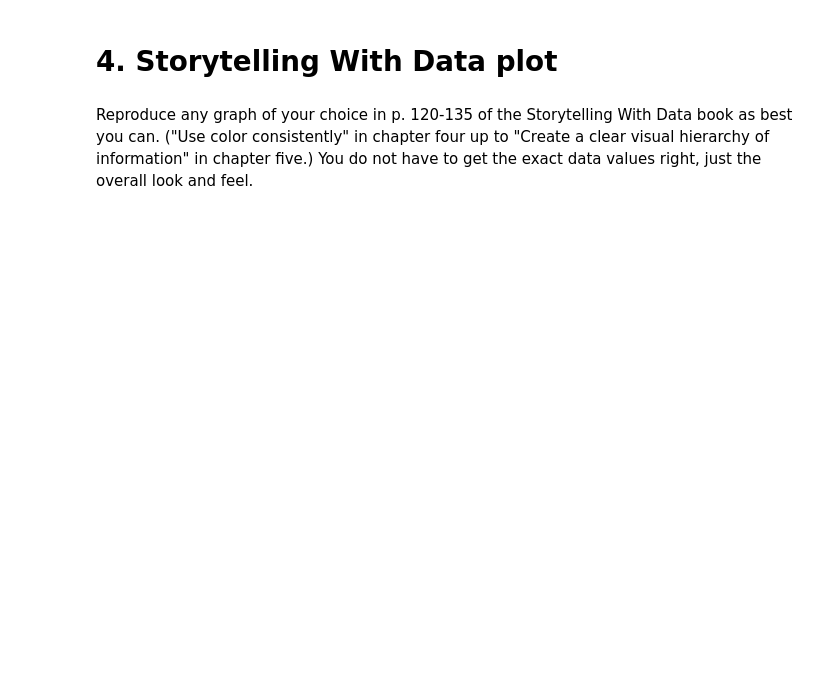
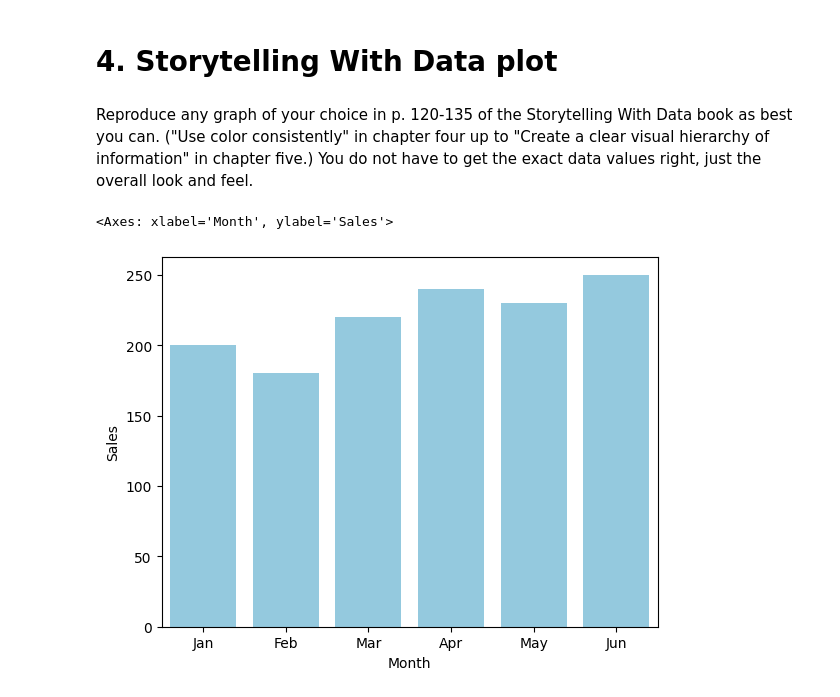
Before and after one commit to JadenNdouopBU/Module-B-semester-2, a Jupyter notebook: OMDS-ModB2-Week8-Ndouop-Jaden.ipynb, the cells around one changed output. Cells and saved outputs as stored; diff of their text form; code cells hidden in the pictures; blank space fills up the shorter version.

```diff
--- a/OMDS-ModB2-Week8-Ndouop-Jaden.ipynb
+++ b/OMDS-ModB2-Week8-Ndouop-Jaden.ipynb
@@ -244,3 +328,12 @@ Use linear regression to predict the milk price from the other two, the cheese p
 # 4. Storytelling With Data plot
 # %% [markdown]
 Reproduce any graph of your choice in p. 120-135 of the Storytelling With Data book as best you can.  ("Use color consistently" in chapter four up to "Create a clear visual hierarchy of information" in chapter five.)    You do not have to get the exact data values right, just the overall look and feel.
+# %%
+data = pd.DataFrame({
+    "Month": ["Jan", "Feb", "Mar", "Apr", "May", "Jun"],
+    "Sales": [200, 180, 220, 240, 230, 250]
+})
+sns.barplot(data=data, x="Month", y="Sales", color="skyblue")
+# %% [output]
+<Axes: xlabel='Month', ylabel='Sales'>
+[figure, added]
```
Also changed, not shown: parts of 8 cells of this notebook, 1 other file.
